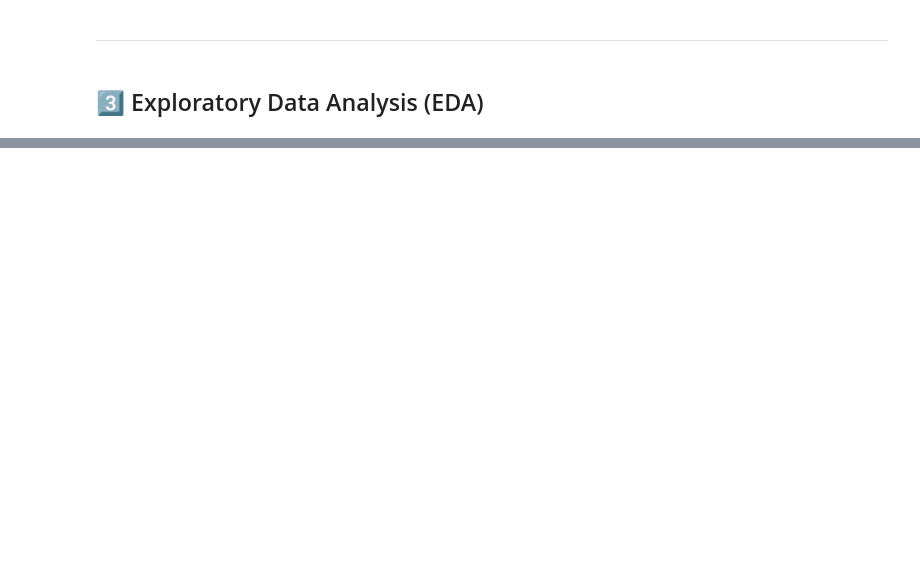
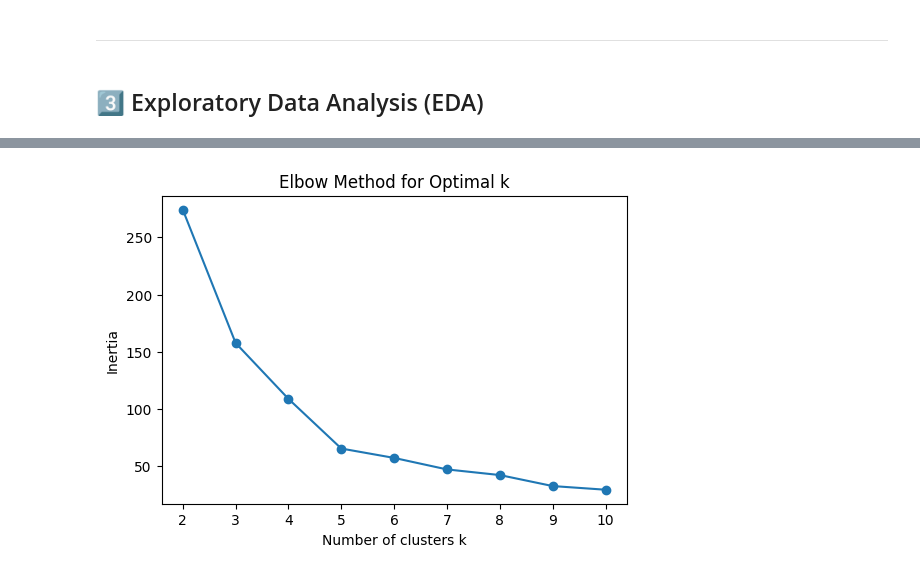
Before and after one commit to AbdelrahmanMostafa33/Customer-Segmentation, a Jupyter notebook: notebooks/Customer Segmentation.ipynb, the cells around one changed output, grey strips where cells are left out. Saved outputs shown, nothing was run; the diff lists cells and outputs as text; code cells hidden in the pictures; blank space fills up the shorter version.

```diff
--- a/notebooks/Customer Segmentation.ipynb
+++ b/notebooks/Customer Segmentation.ipynb
@@ -287,12 +97,0 @@ Full inertias list: [400.00000000000006, 269.6910121927639, 157.70400815035944,
-# %%
-inertias = []
-for k in range(1, 11):
-    kmeans = KMeans(n_clusters=k, random_state=0)
-    kmeans.fit(df_encoded)
-    inertias.append(kmeans.inertia_)
-
-plt.plot(range(1, 11), inertias)
-plt.xlabel("Number of Clusters (k)")
-plt.ylabel("Inertia")
-plt.title("Elbow Method")
-plt.show()
@@ -303,6 +97,0 @@ plt.show()
-# %%
-kmeans = KMeans(n_clusters=3, random_state = 0)
-kmeans.fit(df_encoded)
-labels = kmeans.predict(df_encoded)
-plt.scatter(df_encoded.iloc[:, 0], df_encoded.iloc[:, 1], c=labels)
-plt.show()
@@ -323,0 +154,22 @@ plt.show()
+# %%
+# Elbow method (inertia) and silhouette scores
+inertias = []
+sil_scores = []
+K = range(2, 11)
+for k in K:
+    kmeans = KMeans(n_clusters=k, random_state=RANDOM_STATE)
+    kmeans.fit(X_scaled)
+    inertias.append(kmeans.inertia_)
+    sil = silhouette_score(X_scaled, kmeans.labels_)
+    sil_scores.append(sil)
+# %%
+# Plot inertia
+plt.figure(figsize=(6,4))
+plt.plot(K, inertias, marker='o')
+plt.xlabel('Number of clusters k')
+plt.ylabel('Inertia')
+plt.title('Elbow Method for Optimal k')
+plt.xticks(K)
+plt.show()
+# %% [output]
+[figure, added]
```
Also changed, not shown: parts of 55 cells of this notebook, 1 other file.
